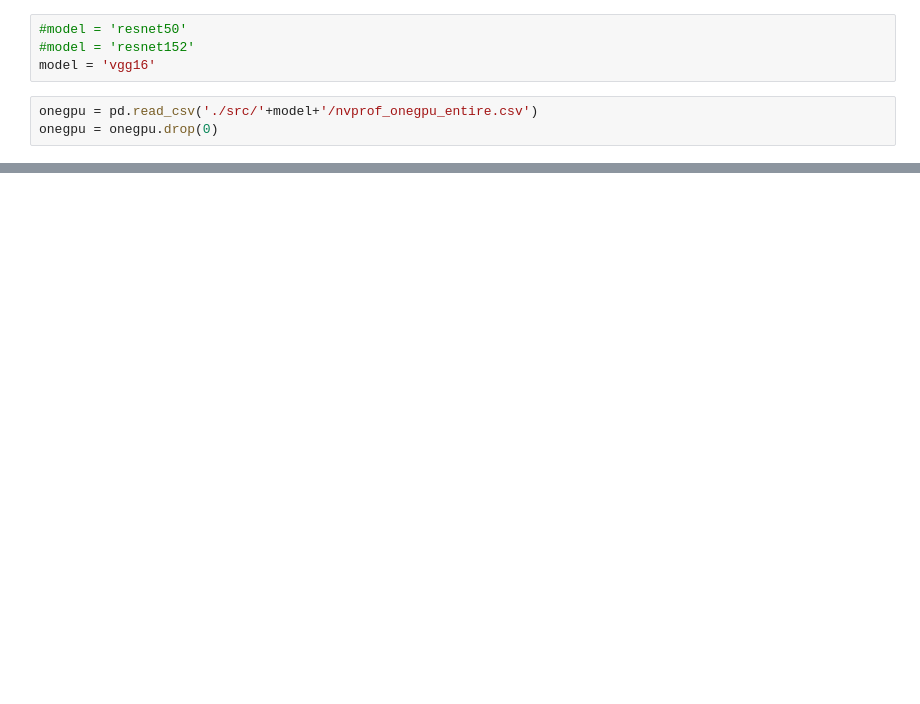
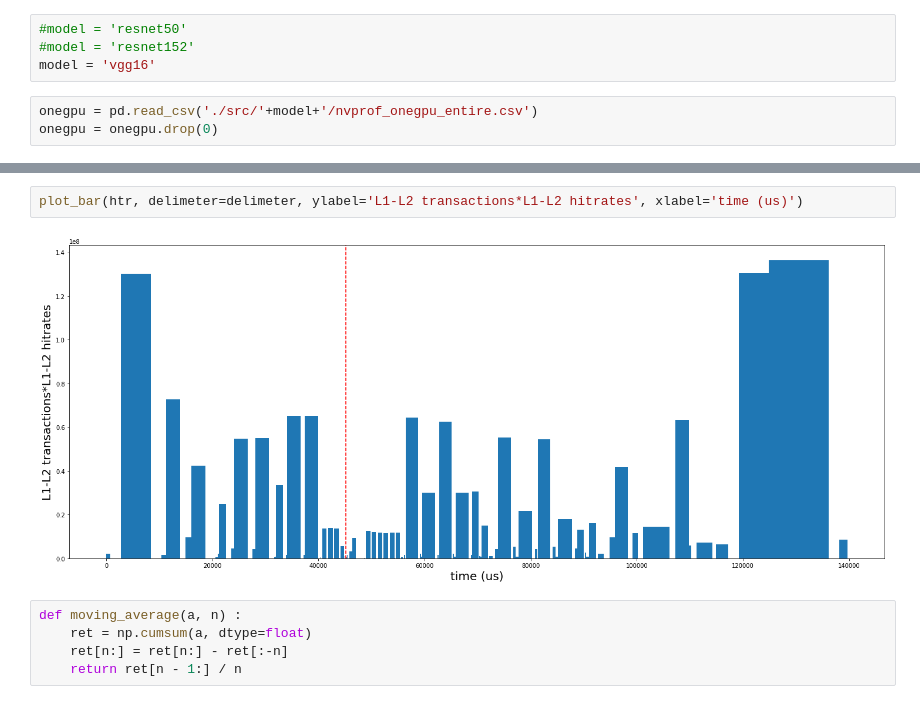
Before and after one commit to Yassawe/cacheThrashingVisualization, a Jupyter notebook: visualize.ipynb, the cells around one changed output, grey strips where cells are left out. Cells and saved outputs as stored; diff of their text form; blank space fills up the shorter version.

```diff
--- a/visualize.ipynb
+++ b/visualize.ipynb
@@ -93,0 +98,9 @@ plot_bar(trans4_nooverlap, 'L1-L2 transactions')
+# %%
+plot_bar(htr, delimeter=delimeter, ylabel='L1-L2 transactions*L1-L2 hitrates', xlabel='time (us)')
+# %% [output]
+[figure, added]
+# %%
+def moving_average(a, n) :
+    ret = np.cumsum(a, dtype=float)
+    ret[n:] = ret[n:] - ret[:-n]
+    return ret[n - 1:] / n
```
Also changed, not shown: parts of 42 cells of this notebook, 3 other files.
